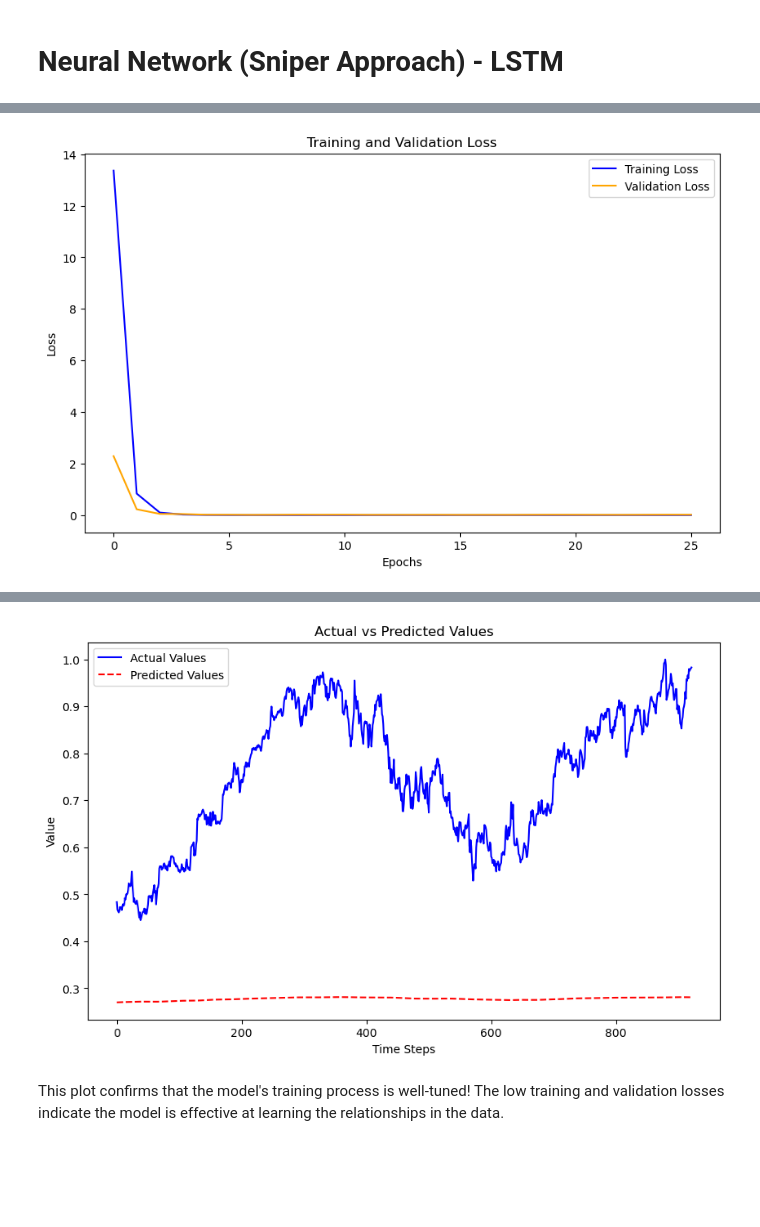
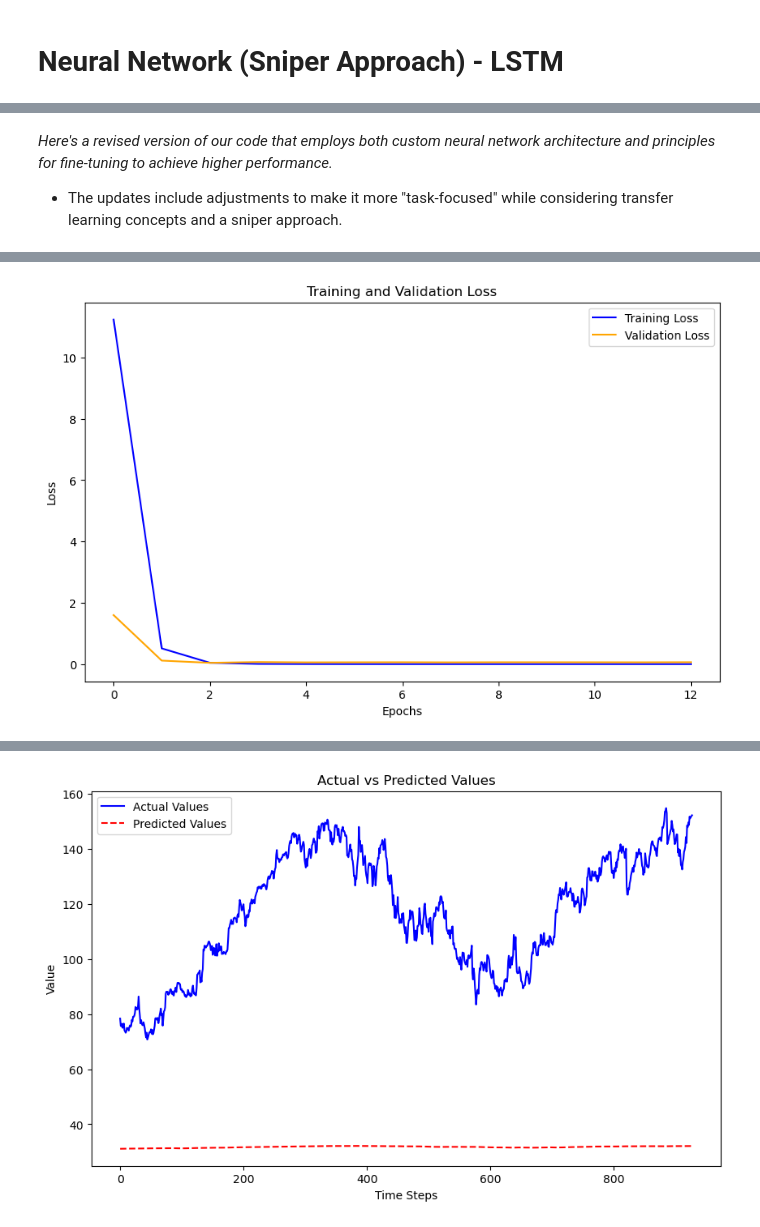
Before and after one commit to ElifSurucu/Google-Stock-Market-Data, a Jupyter notebook: Machine_Learning_Last updated.ipynb, the cells around one changed output, grey strips where cells are left out. Cells and saved outputs as stored; diff of their text form; code cells hidden in the pictures; blank space fills up the shorter version.

```diff
--- a/Machine_Learning_Last updated.ipynb
+++ b/Machine_Learning_Last updated.ipynb
@@ -699,32 +642,38 @@ plt.show()
+# %% [markdown]
+*Here's a revised version of our code that employs both custom neural network architecture and principles for fine-tuning to achieve higher performance.*
+- The updates include adjustments to make it more "task-focused" while considering transfer learning concepts and a sniper approach.
 # %%
-from sklearn.preprocessing import MinMaxScaler
-from keras.models import Sequential
-from keras.layers import LSTM, Dropout, Dense, Bidirectional
-from keras.regularizers import l2
-from keras.optimizers import Adam
-from keras.callbacks import EarlyStopping, ReduceLROnPlateau
-import numpy as np
-import matplotlib.pyplot as plt
+features = ['Open', 'High', 'Low', 'Volume']  # Replace with your feature columns
+target = 'Adj Close'  # Replace with your target column
 
-# Time steps
-time_steps = 60
+# Scale features and target
+scaler_features = MinMaxScaler()
+scaler_target = MinMaxScaler()
 
-#LSTM
+scaled_features = scaler_features.fit_transform(data[features])
+scaled_target = scaler_target.fit_transform(data[[target]])
+
+# Split into train and test sets
+split = int(len(scaled_features) * 0.8)
+X_train_raw, X_test_raw = scaled_features[:split], scaled_features[split:]
+y_train_raw, y_test_raw = scaled_target[:split], scaled_target[split:]
+
+# Function to reshape data for LSTM
 def reshape_data(X, y, time_steps):
     X_lstm, y_lstm = [], []
     for i in range(time_steps, len(X)):
-        X_lstm.append(X[i-time_steps:i])
+        X_lstm.append(X[i - time_steps:i])
         y_lstm.append(y[i])
     return np.array(X_lstm), np.array(y_lstm)
 
-#training and testing data
-X_train, y_train = reshape_data(X_train_lstm, y_train_lstm, time_steps)
-X_test, y_test = reshape_data(X_test_lstm, y_test_lstm, time_steps)
+time_steps = 60
+X_train, y_train = reshape_data(X_train_raw, y_train_raw, time_steps)
+X_test, y_test = reshape_data(X_test_raw, y_test_raw, time_steps)
 
-# Define the model
+# Define the LSTM model
 model = Sequential()
 
-
+# First LSTM layer
 model.add(Bidirectional(LSTM(
     units=512,
     return_sequences=True,
@@ -733,7 +682,7 @@ model.add(Bidirectional(LSTM(
 )))
 model.add(Dropout(0.4))
 
-
+# Second LSTM layer
 model.add(Bidirectional(LSTM(
     units=256,
     return_sequences=True,
@@ -741,31 +690,30 @@ model.add(Bidirectional(LSTM(
 )))
 model.add(Dropout(0.4))
 
-
+# Third LSTM layer
 model.add(Bidirectional(LSTM(
     units=128,
     kernel_regularizer=l2(0.01)
 )))
 model.add(Dropout(0.3))
 
-
+# Fully connected Dense layer
+model.add(Dense(units=64, activation='relu', kernel_regularizer=l2(0.01)))
 model.add(Dense(units=1))
 
-
+# Compile the model
 optimizer = Adam(learning_rate=0.001)
 model.compile(optimizer=optimizer, loss='mean_squared_error')
 
-
+# Learning rate scheduler and early stopping
 lr_scheduler = ReduceLROnPlateau(monitor='val_loss', factor=0.5, patience=5, verbose=1)
-
-#early stopping
 early_stopping = EarlyStopping(monitor='val_loss', patience=10, restore_best_weights=True)
 
 # Train the model
 history = model.fit(
     X_train, y_train,
     epochs=100,
-    batch_size=64,  # Larger batch size
+    batch_size=64,
     validation_split=0.2,
     callbacks=[early_stopping, lr_scheduler],
     verbose=1
@@ -784,10 +732,14 @@ plt.show()
 # Make predictions
 y_pred = model.predict(X_test)
 
+# Reverse scaling for actual vs predicted comparison
+y_test_rescaled = scaler_target.inverse_transform(y_test)
+y_pred_rescaled = scaler_target.inverse_transform(y_pred)
+
 # Plot actual vs predicted values
 plt.figure(figsize=(10, 6))
-plt.plot(y_test, label='Actual Values', color='blue')
-plt.plot(y_pred, label='Predicted Values', color='red', linestyle='--')
+plt.plot(y_test_rescaled, label='Actual Values', color='blue')
+plt.plot(y_pred_rescaled, label='Predicted Values', color='red', linestyle='--')
 plt.title('Actual vs Predicted Values')
 plt.xlabel('Time Steps')
 plt.ylabel('Value')
@@ -814 +766 @@ Epoch 26: ReduceLROnPlateau reducing learning rate to 0.0001250000059371814.
-[figure, old version]
+[figure, new version]
@@ -816,3 +768 @@ Epoch 26: ReduceLROnPlateau reducing learning rate to 0.0001250000059371814.
-[figure, old version]
+[figure, new version]
-# %% [markdown]
-This plot confirms that the model's training process is well-tuned! The low training and validation losses indicate the model is effective at learning the relationships in the data.
```
Also changed, not shown: parts of 31 cells of this notebook, 9 other files.
